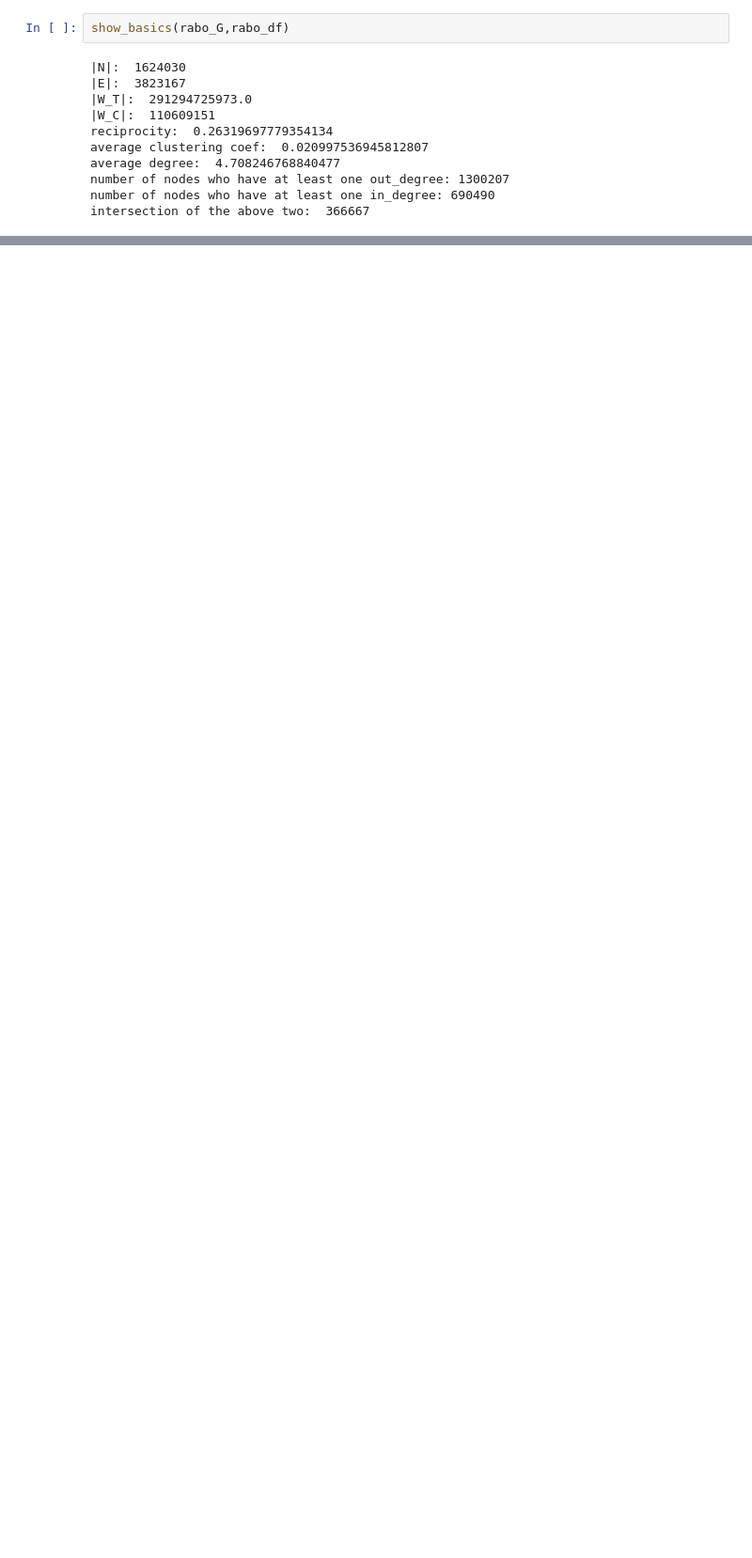
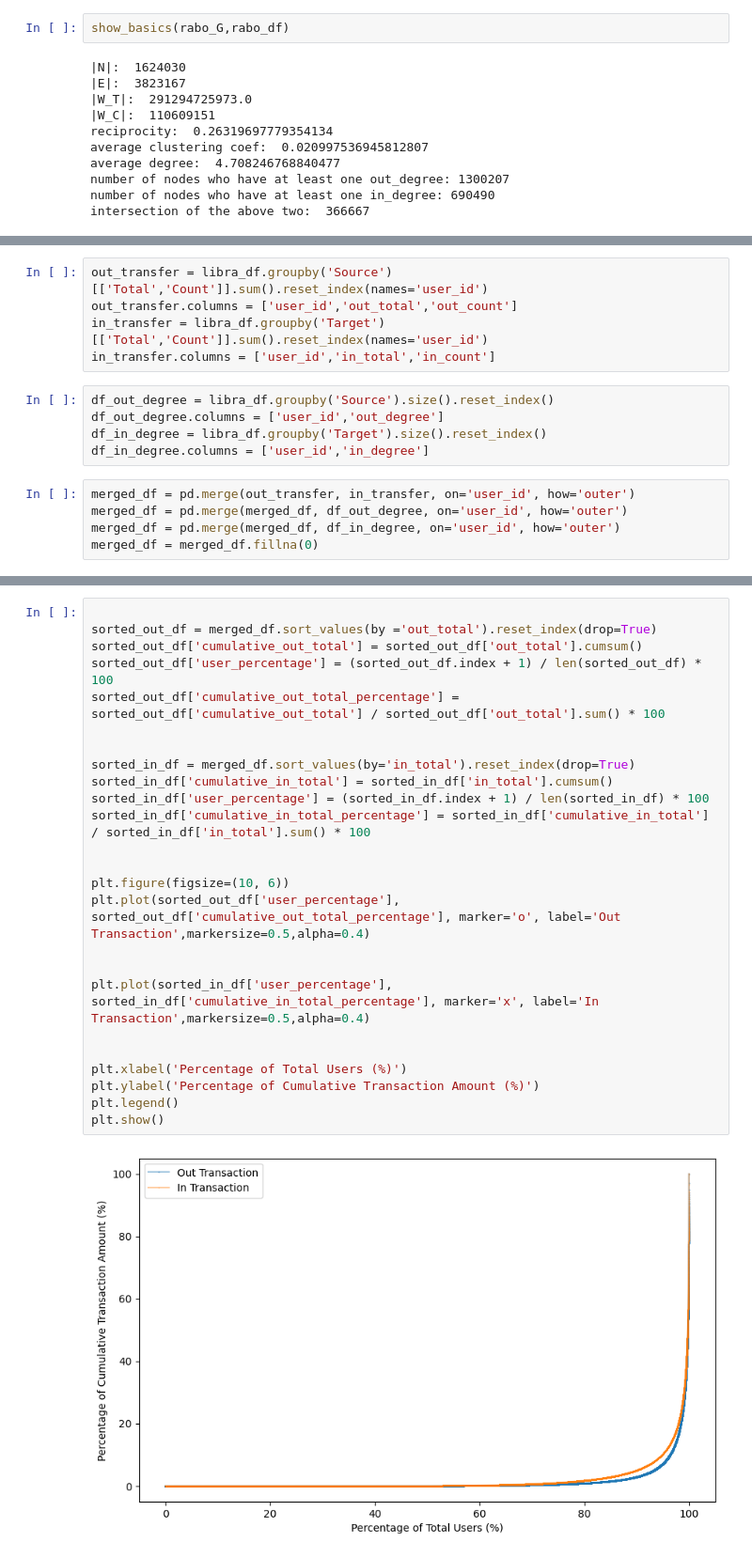
Before and after one commit to TheAllUnknown/BankTransactionNet, a Jupyter notebook: explore_libra.ipynb, the cells around one changed output, grey strips where cells are left out. Shown: that part at 94% size. Saved outputs shown, nothing was run; the diff lists cells and outputs as text; blank space fills up the shorter version.

```diff
--- a/explore_libra.ipynb
+++ b/explore_libra.ipynb
@@ -55,0 +65,15 @@ intersection of the above two:  366667
+# %%
+out_transfer = libra_df.groupby('Source')[['Total','Count']].sum().reset_index(names='user_id')
+out_transfer.columns = ['user_id','out_total','out_count']
+in_transfer = libra_df.groupby('Target')[['Total','Count']].sum().reset_index(names='user_id')
+in_transfer.columns = ['user_id','in_total','in_count']
+# %%
+df_out_degree = libra_df.groupby('Source').size().reset_index()
+df_out_degree.columns = ['user_id','out_degree']
+df_in_degree = libra_df.groupby('Target').size().reset_index()
+df_in_degree.columns = ['user_id','in_degree']
+# %%
+merged_df = pd.merge(out_transfer, in_transfer, on='user_id', how='outer')
+merged_df = pd.merge(merged_df, df_out_degree, on='user_id', how='outer')
+merged_df = pd.merge(merged_df, df_in_degree, on='user_id', how='outer')
+merged_df = merged_df.fillna(0)
@@ -55,0 +96,27 @@ intersection of the above two:  366667
+# %%
+
+sorted_out_df = merged_df.sort_values(by ='out_total').reset_index(drop=True)
+sorted_out_df['cumulative_out_total'] = sorted_out_df['out_total'].cumsum()
+sorted_out_df['user_percentage'] = (sorted_out_df.index + 1) / len(sorted_out_df) * 100
+sorted_out_df['cumulative_out_total_percentage'] = sorted_out_df['cumulative_out_total'] / sorted_out_df['out_total'].sum() * 100
+
+
+sorted_in_df = merged_df.sort_values(by='in_total').reset_index(drop=True)
+sorted_in_df['cumulative_in_total'] = sorted_in_df['in_total'].cumsum()
+sorted_in_df['user_percentage'] = (sorted_in_df.index + 1) / len(sorted_in_df) * 100
+sorted_in_df['cumulative_in_total_percentage'] = sorted_in_df['cumulative_in_total'] / sorted_in_df['in_total'].sum() * 100
+
+
+plt.figure(figsize=(10, 6))
+plt.plot(sorted_out_df['user_percentage'], sorted_out_df['cumulative_out_total_percentage'], marker='o', label='Out Transaction',markersize=0.5,alpha=0.4)
+
+
+plt.plot(sorted_in_df['user_percentage'], sorted_in_df['cumulative_in_total_percentage'], marker='x', label='In Transaction',markersize=0.5,alpha=0.4)
+
+
+plt.xlabel('Percentage of Total Users (%)')
+plt.ylabel('Percentage of Cumulative Transaction Amount (%)')
+plt.legend()
+plt.show()
+# %% [output]
+[figure, added]
```
Also changed, not shown: parts of 7 cells of this notebook.
